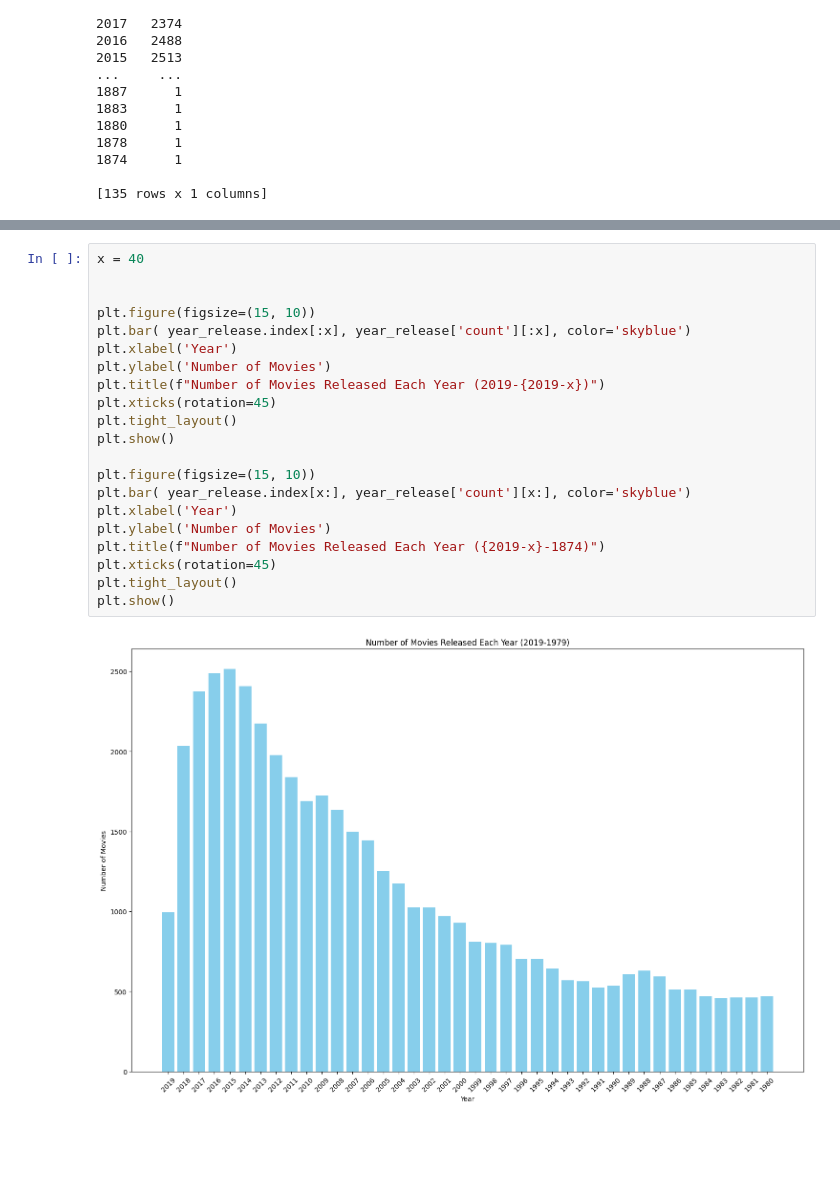
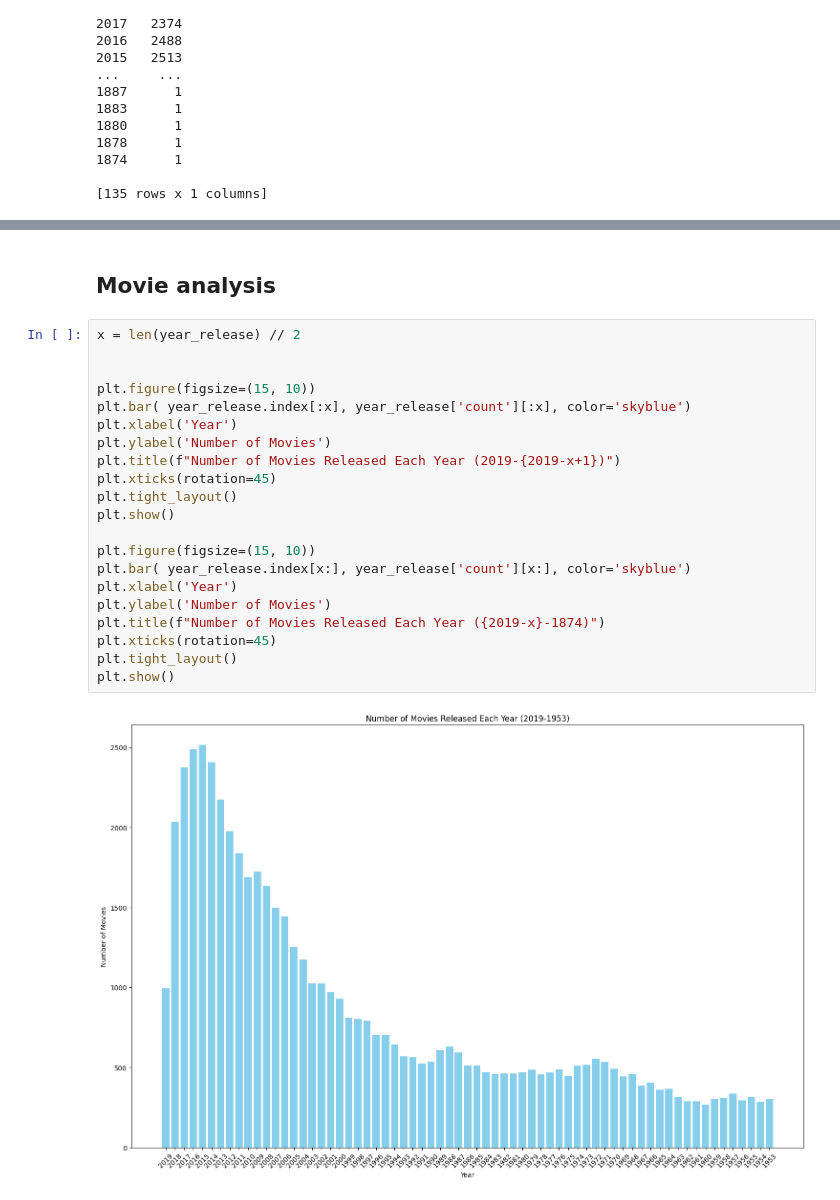
Before and after one commit to 1200884/SISREC, a Jupyter notebook: backend/v1/recommender/DataAnalysis.ipynb, the cells around one changed output, grey strips where cells are left out. Saved outputs shown, nothing was run; the diff lists cells and outputs as text; blank space fills up the shorter version.

Commit message:
data analysis

```diff
--- a/backend/v1/recommender/DataAnalysis.ipynb
+++ b/backend/v1/recommender/DataAnalysis.ipynb
@@ -102,23 +210,25 @@ year
+# %% [markdown]
+## Movie analysis
 # %%
-x = 40
+x = len(year_release) // 2
 
 
 plt.figure(figsize=(15, 10))
 plt.bar( year_release.index[:x], year_release['count'][:x], color='skyblue')
 plt.xlabel('Year')
 plt.ylabel('Number of Movies')
-plt.title(f"Number of Movies Released Each Year (2019-{2019-x})")
+plt.title(f"Number of Movies Released Each Year (2019-{2019-x+1})")
 plt.xticks(rotation=45)
 plt.tight_layout()
 plt.show()
 
 plt.figure(figsize=(15, 10))
 plt.bar( year_release.index[x:], year_release['count'][x:], color='skyblue')
 plt.xlabel('Year')
 plt.ylabel('Number of Movies')
 plt.title(f"Number of Movies Released Each Year ({2019-x}-1874)")
 plt.xticks(rotation=45)
 plt.tight_layout()
 plt.show()
 # %% [output]
-[figure, old version]
+[figure, new version]
```
Also changed, not shown: parts of 31 cells of this notebook.
